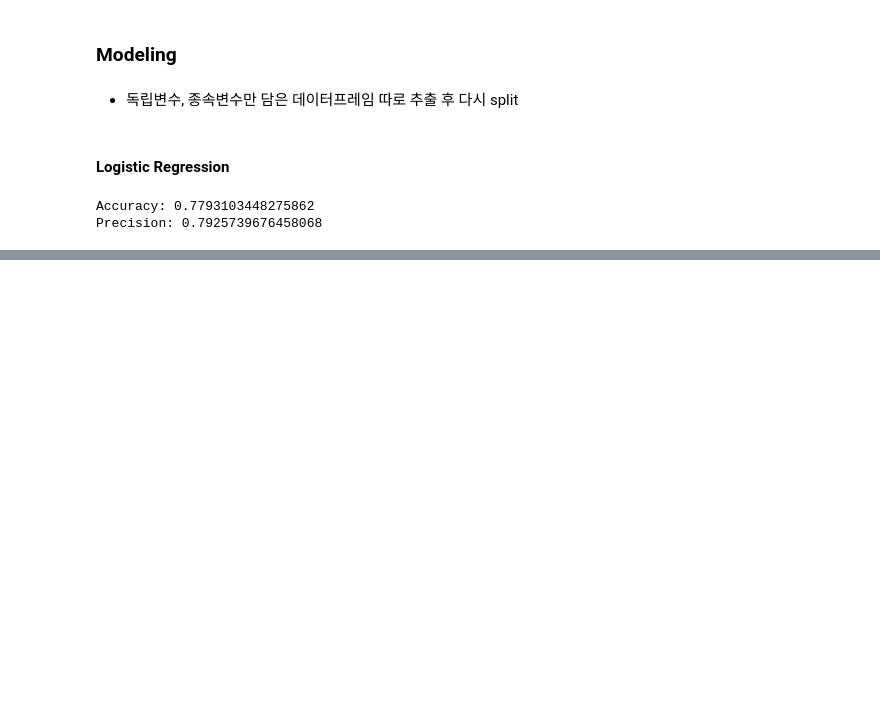
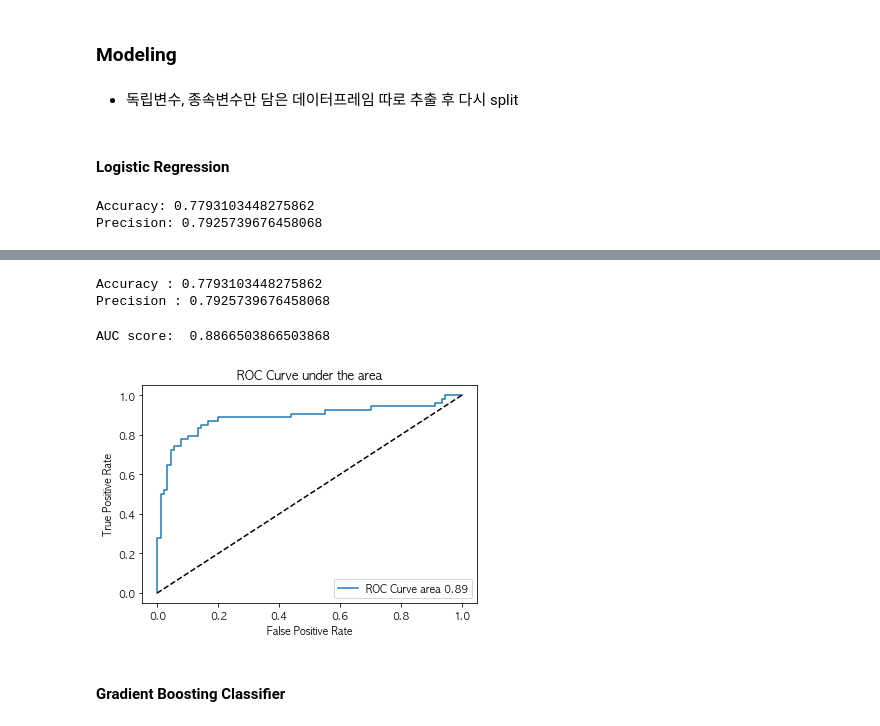
Before and after one commit to young-hun-jo/TIL, a Jupyter notebook: pyspark/Classification/titanic_classification.ipynb, the cells around one changed output, grey strips where cells are left out. Saved outputs shown, nothing was run; the diff lists cells and outputs as text; code cells hidden in the pictures; blank space fills up the shorter version.

```diff
--- a/pyspark/Classification/titanic_classification.ipynb
+++ b/pyspark/Classification/titanic_classification.ipynb
@@ -366,0 +459,74 @@ Precision: 0.7925739676458068
+# %%
+from pyspark.ml.classification import RandomForestClassifier
+from pyspark.ml.tuning import ParamGridBuilder, TrainValidationSplit
+
+# 모델 정의
+rf = RandomForestClassifier(labelCol='Survived')
+paramGrid = ParamGridBuilder().addGrid(rf.maxDepth, [5, 10, 20])\
+                              .addGrid(rf.maxBins, [20, 32, 50])\
+                              .addGrid(rf.numTrees, [20, 40, 60])\
+                              .addGrid(rf.impurity, ['gini', 'entropy'])\
+                              .addGrid(rf.minInstancesPerNode, [1, 5, 10])\
+                              .build()
+
+# 교차검증 정의
+tvs = TrainValidationSplit(estimator=rf,
+                          estimatorParamMaps=paramGrid,
+                          evaluator=MulticlassClassificationEvaluator(labelCol='Survived'),
+                          trainRatio=0.8)
+# 학습
+model = tvs.fit(train_df)
+# 예측 - DataFrame으로 반환
+model_predictions = model.transform(test_df)
+
+acc = MulticlassClassificationEvaluator(labelCol='Survived',
+                                       metricName='accuracy').evaluate(model_prediction)
+pre = MulticlassClassificationEvaluator(labelCol='Survived',
+                                       metricName='weightedPrecision').evaluate(model_prediction)
+print("Accuracy :", acc)
+print("Precision :", pre)
+# %% [output]
+Accuracy : 0.7793103448275862
+Precision : 0.7925739676458068
+# %%
+# Evaluate ROC metrics
+# RDD 자료구조로 바꾸어 주기 위해 SparkContext 생성
+sc = SparkContext.getOrCreate()
+
+results = model_predictions.select(['probability', 'Survived'])
+results_collect = results.collect()
+# %%
+# Positive로 예측될 확률값, 레이블값 담기
+results_list = [(float(i.probability[1]), float(i.Survived)) for i in results_collect]
+scoreAndLabels = sc.parallelize(results_list)
+# %%
+# AUC 계산
+metrics = metric(scoreAndLabels)
+auc = metrics.areaUnderROC
+print("AUC score: ", auc)
+# %% [output]
+AUC score:  0.8866503866503868
+# %%
+# Visualize ROC Curve, AUC
+from sklearn.metrics import roc_curve, auc
+
+fpr, tpr = [], []
+roc_auc = []
+
+y_test = [i[1] for i in results_list]
+y_proba = [i[0] for i in results_list]
+
+fpr, tpr, _ = roc_curve(y_test, y_proba)
+roc_auc = auc(fpr, tpr)
+
+plt.plot(fpr, tpr, label='ROC Curve area %0.2f' % roc_auc)
+plt.plot([1, 0], [1, 0], 'k--')
+plt.title("ROC Curve under the area")
+plt.xlabel("False Positive Rate")
+plt.ylabel("True Positive Rate")
+plt.legend(loc='lower right')
+plt.show()
+# %% [output]
+[figure, added]
+# %% [markdown]
+#### Gradient Boosting Classifier
```
Also changed, not shown: parts of 14 cells of this notebook.
